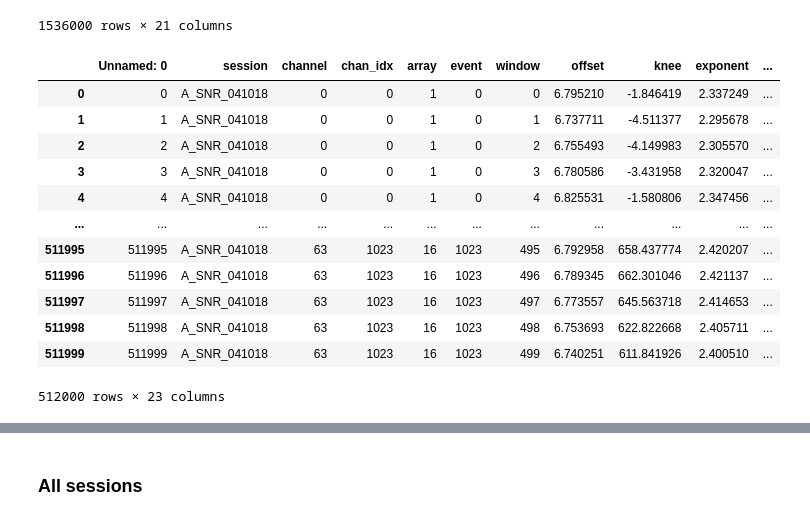
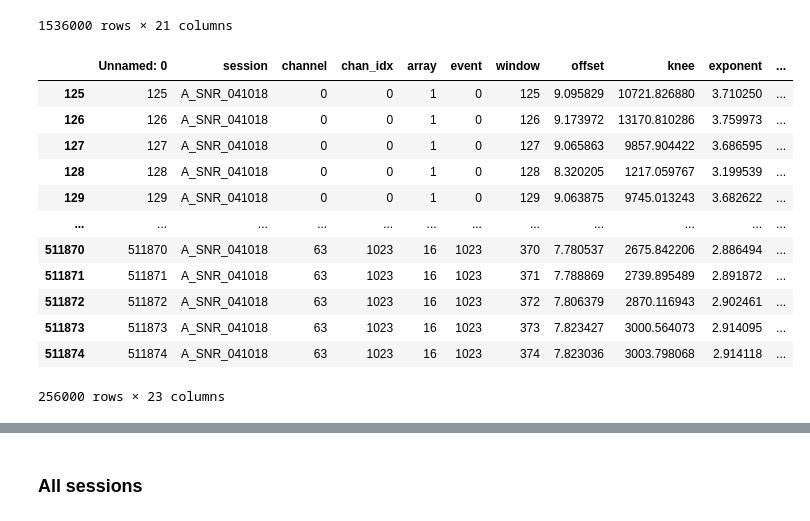
Before and after one commit to voytekresearch/v1_v4_1024_elec, a Jupyter notebook: notebooks/plotting/plot_stm_params.ipynb, the cells around one changed output, grey strips where cells are left out. Drawn from its saved outputs; the diff is of its cells as text; code cells hidden in the pictures.

```diff
--- a/notebooks/plotting/plot_stm_params.ipynb
+++ b/notebooks/plotting/plot_stm_params.ipynb
@@ -45,37 +46,38 @@ data
 1536000 rows × 21 columns
 # %%
 # get df for one session
-session_df = data[data.get('session') == 'A_SNR_041018']
+session_df = data[data.get('session') == 'A_SNR_041018'].loc[((data['window']>124) & (data['window']<375))]
 
 count = 0
 z_offs = np.array([])
 z_exps = np.array([])
 
-for i in range(N_CHANS * N_ARRAYS):
+# compute zscore values
+for i in range(TOTAL_CHANS):
     # channel zscore values
-    data_a = session_df.iloc[np.arange(count, count + 500)]
+    data_a = session_df.iloc[np.arange(count, count + 250)]
 
     z_off = zscore(data_a['offset'], nan_policy='omit')
     z_offs = np.append(z_offs, z_off)
 
     z_exp = zscore(data_a['exponent'], nan_policy='omit')
     z_exps = np.append(z_exps, z_exp)
 
-    count = count + 500
+    count = count + 250
 
 data_az = session_df.assign(z_offset = z_offs).assign(z_exponent = z_exps)
 data_az
 # %% [output]
 |  | Unnamed: 0 | session | channel | chan_idx | array | event | window | offset | knee | exponent | ... |
-| 0 | 0 | A_SNR_041018 | 0 | 0 | 1 | 0 | 0 | 6.795210 | -1.846419 | 2.337249 | ... |
-| 1 | 1 | A_SNR_041018 | 0 | 0 | 1 | 0 | 1 | 6.737711 | -4.511377 | 2.295678 | ... |
-| 2 | 2 | A_SNR_041018 | 0 | 0 | 1 | 0 | 2 | 6.755493 | -4.149983 | 2.305570 | ... |
-| 3 | 3 | A_SNR_041018 | 0 | 0 | 1 | 0 | 3 | 6.780586 | -3.431958 | 2.320047 | ... |
-| 4 | 4 | A_SNR_041018 | 0 | 0 | 1 | 0 | 4 | 6.825531 | -1.580806 | 2.347456 | ... |
+| 125 | 125 | A_SNR_041018 | 0 | 0 | 1 | 0 | 125 | 9.095829 | 10721.826880 | 3.710250 | ... |
+| 126 | 126 | A_SNR_041018 | 0 | 0 | 1 | 0 | 126 | 9.173972 | 13170.810286 | 3.759973 | ... |
+| 127 | 127 | A_SNR_041018 | 0 | 0 | 1 | 0 | 127 | 9.065863 | 9857.904422 | 3.686595 | ... |
+| 128 | 128 | A_SNR_041018 | 0 | 0 | 1 | 0 | 128 | 8.320205 | 1217.059767 | 3.199539 | ... |
+| 129 | 129 | A_SNR_041018 | 0 | 0 | 1 | 0 | 129 | 9.063875 | 9745.013243 | 3.682622 | ... |
 | ... | ... | ... | ... | ... | ... | ... | ... | ... | ... | ... | ... |
-| 511995 | 511995 | A_SNR_041018 | 63 | 1023 | 16 | 1023 | 495 | 6.792958 | 658.437774 | 2.420207 | ... |
-| 511996 | 511996 | A_SNR_041018 | 63 | 1023 | 16 | 1023 | 496 | 6.789345 | 662.301046 | 2.421137 | ... |
-| 511997 | 511997 | A_SNR_041018 | 63 | 1023 | 16 | 1023 | 497 | 6.773557 | 645.563718 | 2.414653 | ... |
-| 511998 | 511998 | A_SNR_041018 | 63 | 1023 | 16 | 1023 | 498 | 6.753693 | 622.822668 | 2.405711 | ... |
-| 511999 | 511999 | A_SNR_041018 | 63 | 1023 | 16 | 1023 | 499 | 6.740251 | 611.841926 | 2.400510 | ... |
+| 511870 | 511870 | A_SNR_041018 | 63 | 1023 | 16 | 1023 | 370 | 7.780537 | 2675.842206 | 2.886494 | ... |
+| 511871 | 511871 | A_SNR_041018 | 63 | 1023 | 16 | 1023 | 371 | 7.788869 | 2739.895489 | 2.891872 | ... |
+| 511872 | 511872 | A_SNR_041018 | 63 | 1023 | 16 | 1023 | 372 | 7.806379 | 2870.116943 | 2.902461 | ... |
+| 511873 | 511873 | A_SNR_041018 | 63 | 1023 | 16 | 1023 | 373 | 7.823427 | 3000.564073 | 2.914095 | ... |
+| 511874 | 511874 | A_SNR_041018 | 63 | 1023 | 16 | 1023 | 374 | 7.823036 | 3003.798068 | 2.914118 | ... |
-512000 rows × 23 columns
+256000 rows × 23 columns
```
Also changed, not shown: parts of 9 cells of this notebook, 2 other files.
